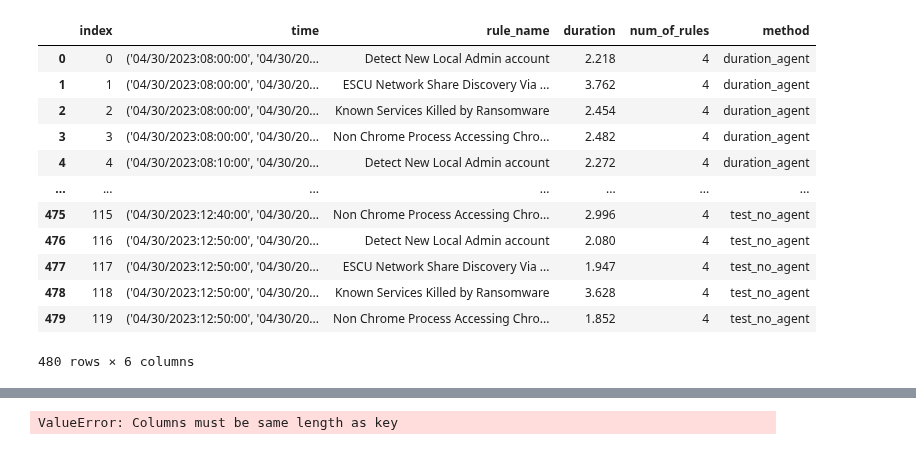
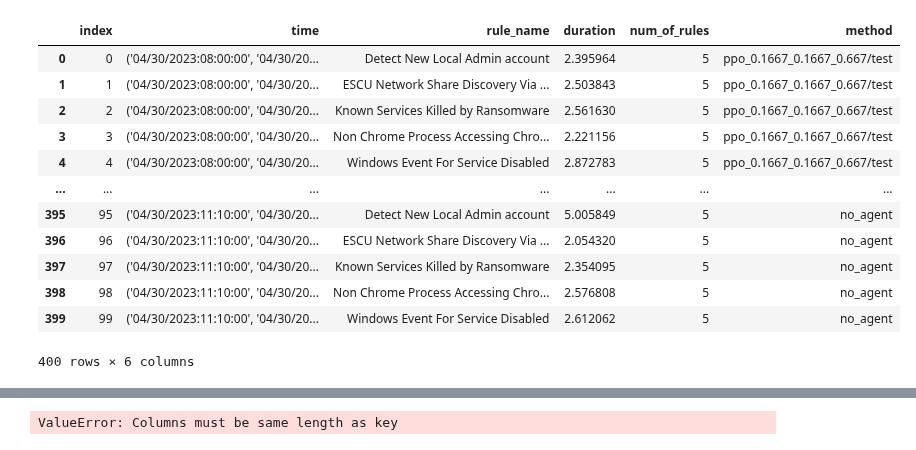
Before and after one commit to sapirani/GreenSecurityMeasurementAndOptimizationFramework, a Jupyter notebook: SplunkResearch/src/result_analysis.ipynb, the cells around one changed output, grey strips where cells are left out. Saved outputs shown, nothing was run; the diff lists cells and outputs as text; code cells hidden in the pictures.

Commit message:
changing experiments structure. fixing some bugs

```diff
--- a/SplunkResearch/src/result_analysis.ipynb
+++ b/SplunkResearch/src/result_analysis.ipynb
@@ -37,5 +25,0 @@ expirment_dir
-# %%
-#load json file
-with open(f'{expirment_dir}/train/reward_values_dict.json') as f:
-    train_values = json.load(f)
-train_values.keys()
@@ -301,3 +221,8 @@ alert_df.groupby('method').mean()
+# %%
+dfs = []
+for model_name in model_names:
+    for reward_parameter in reward_parameters:
+        experiment_dir = f"/home/shouei/GreenSecurity-FirstExperiment/SplunkResearch/experiments__/{env_name}"
 # %%
 alt.Chart(alert_df).mark_bar().encode(
     x='method',
@@ -407,43 +357,52 @@ alt.Chart(energy_df).mark_line(point=True).encode(
 )
 # %% [output]
 [interactive output not drawn]
+# %%
+from splunk_tools import SplunkTools
+splunk_tools = SplunkTools()
+rules_names = splunk_tools.get_saved_search_names()
 # %%
+
 def get_time_rule_energy_df(mode, file_name):
-    with open(f'{expirment_dir}/{mode}/{file_name}.json') as f:
+    with open(f'{experiment_dir}/{mode}/{file_name}.json') as f:
         time_rules_energy_dict_test = json.load(f)
     time_rules_energy_dict_test_data = []
-    rules_names = []
 
     for e in time_rules_energy_dict_test:
         # if len(v) == 0:
         #     for n in rules_names:
         #         time_rules_energy_dict_test_data.append({'time': e['time_range'], 'rule_name': n, 'energy': 0})
         # rules_names = []
 
-        for r in e['rules']:
-            rules_names.append(r['name'])
-            time_rules_energy_dict_test_data.append({'time': e['time_range'], 'rule_name': r['name'], 'duration': r['run_duration'], 'num_of_rules': len(e['rules']), 'method': mode})
+        for i, r in enumerate(e['rules']):
+            rule_name = rules_names[i]['title']
+            time_rules_energy_dict_test_data.append({'time': e['time_range'], 'rule_name': rule_name, 'duration': r, 'num_of_rules': len(e['rules']), 'method': mode})
     return pd.DataFrame(time_rules_energy_dict_test_data)
-duration_agent_time_rules_energy_df = get_time_rule_energy_df("duration_agent", 'time_rules_energy')
-equal_reward_agent_time_rules_energy_df = get_time_rule_energy_df("equal_reward_agent", 'time_rules_energy')
-random_baseline_time_rules_energy_df = get_time_rule_energy_df("test_random_agent", 'time_rules_energy')
-passive_baseline_time_rules_energy_df = get_time_rule_energy_df("test_no_agent", 'time_rules_energy')
-time_rules_energy_df = pd.concat([duration_agent_time_rules_energy_df, equal_reward_agent_time_rules_energy_df, random_baseline_time_rules_energy_df, passive_baseline_time_rules_energy_df]).reset_index()
+dfs = []
+for model_name in model_names:
+    for reward_parameter in reward_parameters:
+        time_rules_energy_df = get_time_rule_energy_df(f"{model_name}_{reward_parameter}/test", 'time_rules_energy')
+        dfs.append(time_rules_energy_df)
+random_baseline_time_rules_energy_df = get_time_rule_energy_df("baseline_random", 'time_rules_energy')
+dfs.append(random_baseline_time_rules_energy_df)
+passive_baseline_time_rules_energy_df = get_time_rule_energy_df("no_agent", 'time_rules_energy')
+dfs.append(passive_baseline_time_rules_energy_df)
+time_rules_energy_df = pd.concat(dfs).reset_index()
 time_rules_energy_df
 # %% [output]
 |  | index | time | rule_name | duration | num_of_rules | method |
-| 0 | 0 | ('04/30/2023:08:00:00', '04/30/20... | Detect New Local Admin account | 2.218 | 4 | duration_agent |
-| 1 | 1 | ('04/30/2023:08:00:00', '04/30/20... | ESCU Network Share Discovery Via ... | 3.762 | 4 | duration_agent |
-| 2 | 2 | ('04/30/2023:08:00:00', '04/30/20... | Known Services Killed by Ransomware | 2.454 | 4 | duration_agent |
-| 3 | 3 | ('04/30/2023:08:00:00', '04/30/20... | Non Chrome Process Accessing Chro... | 2.482 | 4 | duration_agent |
-| 4 | 4 | ('04/30/2023:08:10:00', '04/30/20... | Detect New Local Admin account | 2.272 | 4 | duration_agent |
+| 0 | 0 | ('04/30/2023:08:00:00', '04/30/20... | Detect New Local Admin account | 2.395964 | 5 | ppo_0.1667_0.1667_0.667/test |
+| 1 | 1 | ('04/30/2023:08:00:00', '04/30/20... | ESCU Network Share Discovery Via ... | 2.503843 | 5 | ppo_0.1667_0.1667_0.667/test |
+| 2 | 2 | ('04/30/2023:08:00:00', '04/30/20... | Known Services Killed by Ransomware | 2.561630 | 5 | ppo_0.1667_0.1667_0.667/test |
+| 3 | 3 | ('04/30/2023:08:00:00', '04/30/20... | Non Chrome Process Accessing Chro... | 2.221156 | 5 | ppo_0.1667_0.1667_0.667/test |
+| 4 | 4 | ('04/30/2023:08:00:00', '04/30/20... | Windows Event For Service Disabled | 2.872783 | 5 | ppo_0.1667_0.1667_0.667/test |
 | ... | ... | ... | ... | ... | ... | ... |
-| 475 | 115 | ('04/30/2023:12:40:00', '04/30/20... | Non Chrome Process Accessing Chro... | 2.996 | 4 | test_no_agent |
-| 476 | 116 | ('04/30/2023:12:50:00', '04/30/20... | Detect New Local Admin account | 2.080 | 4 | test_no_agent |
-| 477 | 117 | ('04/30/2023:12:50:00', '04/30/20... | ESCU Network Share Discovery Via ... | 1.947 | 4 | test_no_agent |
-| 478 | 118 | ('04/30/2023:12:50:00', '04/30/20... | Known Services Killed by Ransomware | 3.628 | 4 | test_no_agent |
-| 479 | 119 | ('04/30/2023:12:50:00', '04/30/20... | Non Chrome Process Accessing Chro... | 1.852 | 4 | test_no_agent |
+| 395 | 95 | ('04/30/2023:11:10:00', '04/30/20... | Detect New Local Admin account | 5.005849 | 5 | no_agent |
+| 396 | 96 | ('04/30/2023:11:10:00', '04/30/20... | ESCU Network Share Discovery Via ... | 2.054320 | 5 | no_agent |
+| 397 | 97 | ('04/30/2023:11:10:00', '04/30/20... | Known Services Killed by Ransomware | 2.354095 | 5 | no_agent |
+| 398 | 98 | ('04/30/2023:11:10:00', '04/30/20... | Non Chrome Process Accessing Chro... | 2.576808 | 5 | no_agent |
+| 399 | 99 | ('04/30/2023:11:10:00', '04/30/20... | Windows Event For Service Disabled | 2.612062 | 5 | no_agent |
-480 rows × 6 columns
+400 rows × 6 columns
 # %%
 # concat the dataframes into one dataframe with one column for the energy and one column for the method
 # test['method'] = 'DRL'
```
Also changed, not shown: parts of 32 cells of this notebook, 32 other files.
